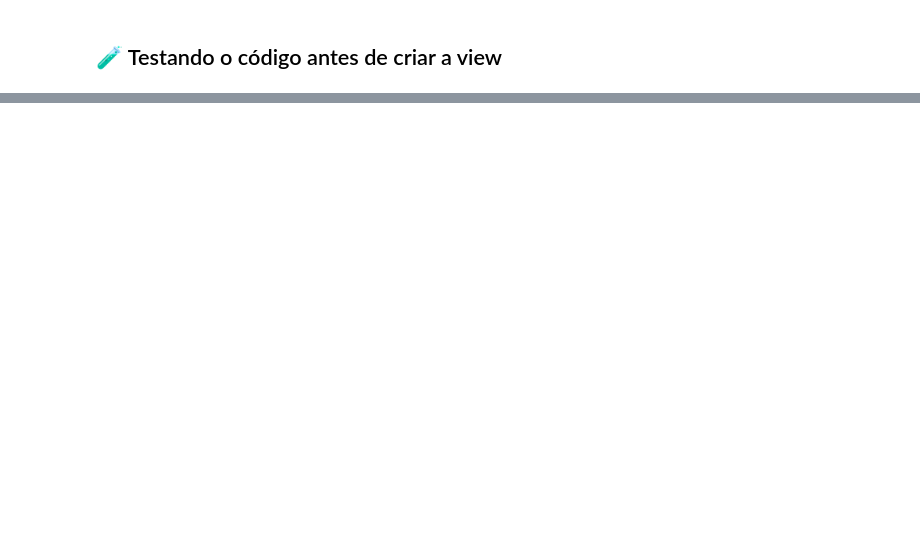
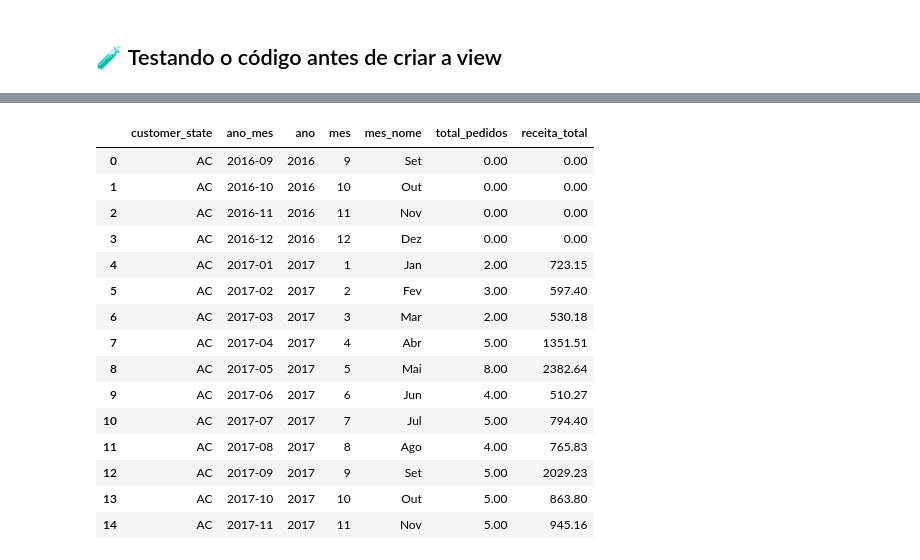
Before and after one commit to Carlosarmendoca/olistpython, a Jupyter notebook: Notebooks/03_view_receita_mensal.ipynb, the cells around one changed output, grey strips where cells are left out. Saved outputs shown, nothing was run; the diff lists cells and outputs as text; code cells hidden in the pictures; blank space fills up the shorter version.

```diff
--- a/Notebooks/03_view_receita_mensal.ipynb
+++ b/Notebooks/03_view_receita_mensal.ipynb
@@ -106 +122,98 @@ receita_mensal.head()
+# %%
+# =========================================================
+# CALENDÁRIO MENSAL COMPLETO POR ESTADO
+# =========================================================
+#
+# O groupby original só cria linhas para meses que possuem
+# movimentação.
+#
+# Aqui criamos todas as combinações de:
+#
+#   Estado × Mês
+#
+# Os meses sem movimentação recebem receita = 0.
+# =========================================================
+
+estados = receita_mensal['customer_state'].unique()
+
+data_inicio = receita_mensal['ano_mes'].min()
+data_fim = receita_mensal['ano_mes'].max()
+
+calendario = pd.date_range(
+    start=data_inicio,
+    end=data_fim,
+    freq='MS'
+).to_period('M').astype(str)
+
+calendario_completo = pd.MultiIndex.from_product(
+    [estados, calendario],
+    names=['customer_state', 'ano_mes']
+).to_frame(index=False)
+
+# Criando ano e mês a partir do calendário
+calendario_completo['ano'] = (
+    calendario_completo['ano_mes']
+    .str[:4]
+    .astype(int)
+)
+
+calendario_completo['mes'] = (
+    calendario_completo['ano_mes']
+    .str[5:7]
+    .astype(int)
+)
+
+# Nome do mês
+calendario_completo['mes_nome'] = (
+    pd.to_datetime(calendario_completo['ano_mes'])
+    .dt.strftime('%b')
+    .map(meses_traducao)
+)
+
+# =========================================================
+# JUNTAR O CALENDÁRIO COM A RECEITA
+# =========================================================
+
+receita_mensal = calendario_completo.merge(
+    receita_mensal,
+    on=['customer_state', 'ano_mes', 'ano', 'mes', 'mes_nome'],
+    how='left'
+)
+
+# Meses sem movimentação recebem zero
+receita_mensal['total_pedidos'] = (
+    receita_mensal['total_pedidos']
+    .fillna(0)
+)
+
+receita_mensal['receita_total'] = (
+    receita_mensal['receita_total']
+    .fillna(0)
+)
+
+# Ordenação cronológica dentro de cada estado
+receita_mensal = (
+    receita_mensal
+    .sort_values(['customer_state', 'ano', 'mes'])
+    .reset_index(drop=True)
+)
+
+receita_mensal.head(15)
+# %% [output]
+|  | customer_state | ano_mes | ano | mes | mes_nome | total_pedidos | receita_total |
+| 0 | AC | 2016-09 | 2016 | 9 | Set | 0.00 | 0.00 |
+| 1 | AC | 2016-10 | 2016 | 10 | Out | 0.00 | 0.00 |
+| 2 | AC | 2016-11 | 2016 | 11 | Nov | 0.00 | 0.00 |
+| 3 | AC | 2016-12 | 2016 | 12 | Dez | 0.00 | 0.00 |
+| 4 | AC | 2017-01 | 2017 | 1 | Jan | 2.00 | 723.15 |
+| 5 | AC | 2017-02 | 2017 | 2 | Fev | 3.00 | 597.40 |
+| 6 | AC | 2017-03 | 2017 | 3 | Mar | 2.00 | 530.18 |
+| 7 | AC | 2017-04 | 2017 | 4 | Abr | 5.00 | 1351.51 |
+| 8 | AC | 2017-05 | 2017 | 5 | Mai | 8.00 | 2382.64 |
+| 9 | AC | 2017-06 | 2017 | 6 | Jun | 4.00 | 510.27 |
+| 10 | AC | 2017-07 | 2017 | 7 | Jul | 5.00 | 794.40 |
+| 11 | AC | 2017-08 | 2017 | 8 | Ago | 4.00 | 765.83 |
+| 12 | AC | 2017-09 | 2017 | 9 | Set | 5.00 | 2029.23 |
+| 13 | AC | 2017-10 | 2017 | 10 | Out | 5.00 | 863.80 |
+| 14 | AC | 2017-11 | 2017 | 11 | Nov | 5.00 | 945.16 |
 # %%
```
Also changed, not shown: parts of 14 cells of this notebook, 4 other files.
